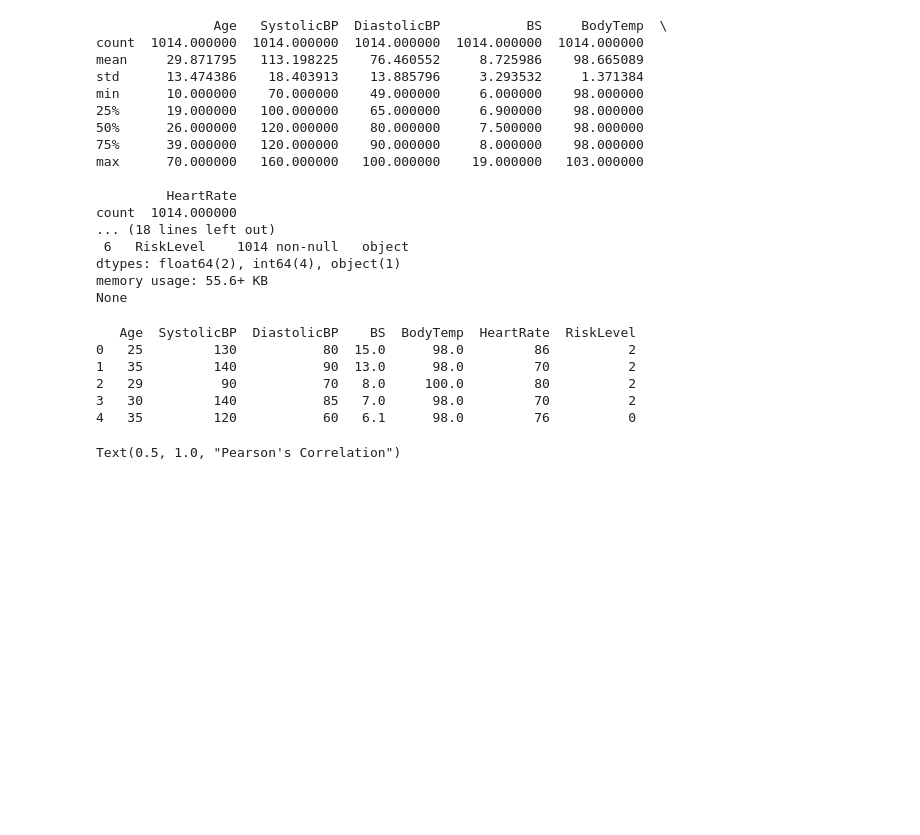
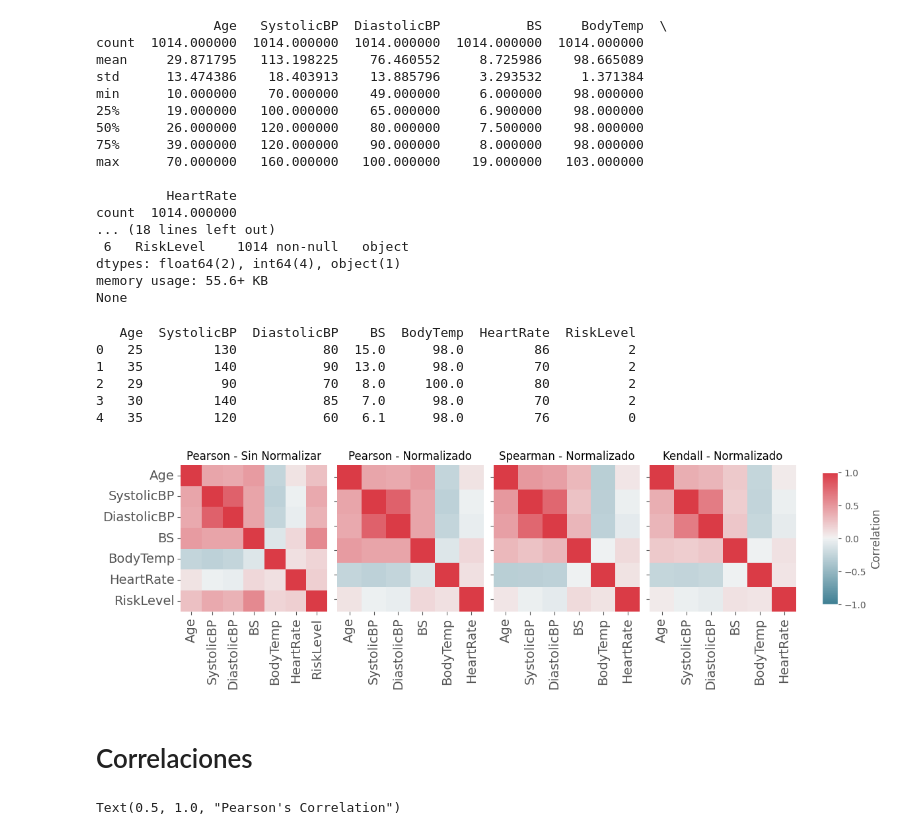
Before and after one commit to carrielfelipe/Machine_Learning_Preprocess_MLDB, a Jupyter notebook: Preprocesado_guiado_HealthRisk.ipynb, the cells around one changed output. Saved outputs shown, nothing was run; the diff lists cells and outputs as text; code cells hidden in the pictures; blank space fills up the shorter version.

```diff
--- a/Preprocesado_guiado_HealthRisk.ipynb
+++ b/Preprocesado_guiado_HealthRisk.ipynb
@@ -69,6 +71,66 @@ print(data.head())
 4   35         120           60   6.1      98.0         76          0
 # %%
 target = data['RiskLevel'].tolist()
+# %%
+import matplotlib.pyplot as plt
+import seaborn as sns
+import numpy as np
+import pandas as pd
+
+def plot_correlations_horizontal(data):
+    """
+    Recibe un DataFrame sin normalizar y genera 4 mapas de calor en fila:
+    1) Pearson - Sin Normalizar
+    2) Pearson - Normalizado
+    3) Spearman - Normalizado
+    4) Kendall - Normalizado
+    Solo se muestra etiqueta Y en el primer gráfico y se comparte una sola barra de color.
+    """
+
+    # Normalización
+    df = data.copy()
+    if 'RiskLevel' in df.columns:
+        df_norm = (df.drop('RiskLevel', axis=1) - df.drop('RiskLevel', axis=1).min()) / \
+                  (df.drop('RiskLevel', axis=1).max() - df.drop('RiskLevel', axis=1).min())
+    else:
+        df_norm = (df - df.min()) / (df.max() - df.min())
+
+    # Crear figura 1x4
+    fig, axes = plt.subplots(1, 4, figsize=(12, 10))
+
+    # Lista de correlaciones y títulos
+    corrs = [df.corr(), df_norm.corr(), df_norm.corr(method="spearman"), df_norm.corr(method="kendall")]
+    titles = ["Pearson - Sin Normalizar", "Pearson - Normalizado", "Spearman - Normalizado", "Kendall - Normalizado"]
+
+    # Dibujar los heatmaps sin colorbar
+    for i, ax in enumerate(axes):
+        sns.heatmap(corrs[i], mask=np.zeros_like(corrs[i], dtype=bool),
+                    cmap=sns.diverging_palette(220, 10, as_cmap=True),
+                    square=True, ax=ax, vmin=-1, vmax=1,
+                    cbar=False)
+        ax.set_title(titles[i], fontsize=12)
+        ax.tick_params(axis='x', labelsize=14)  # tamaño etiquetas eje X
+        ax.tick_params(axis='y', labelsize=14)  # tamaño etiquetas eje Y
+        if i > 0:  # Ocultar etiquetas Y de los gráficos 2,3,4
+            ax.set_yticklabels([])
+            ax.set_ylabel("")
+
+    # Agregar una sola barra de color a la derecha
+    cbar_ax = fig.add_axes([0.92, 0.4, 0.02, 0.2])  # [left, bottom, width, height]
+    norm = plt.Normalize(vmin=-1, vmax=1)
+    sm = plt.cm.ScalarMappable(cmap=sns.diverging_palette(220, 10, as_cmap=True), norm=norm)
+    sm.set_array([])
+    fig.colorbar(sm, cax=cbar_ax, label="Correlation")
+
+    plt.tight_layout(rect=[0, 0, 0.9, 1])  # Ajustar para que la barra no corte la figura
+    plt.show()
+
+# Uso
+plot_correlations_horizontal(data)
+# %% [output]
+[figure, added]
+# %% [markdown]
+# Correlaciones
 # %%
 # run correlation matrix and plot
 f, ax = plt.subplots(figsize=(18, 14))
```
Also changed, not shown: parts of 6 cells of this notebook, 3 other files.
